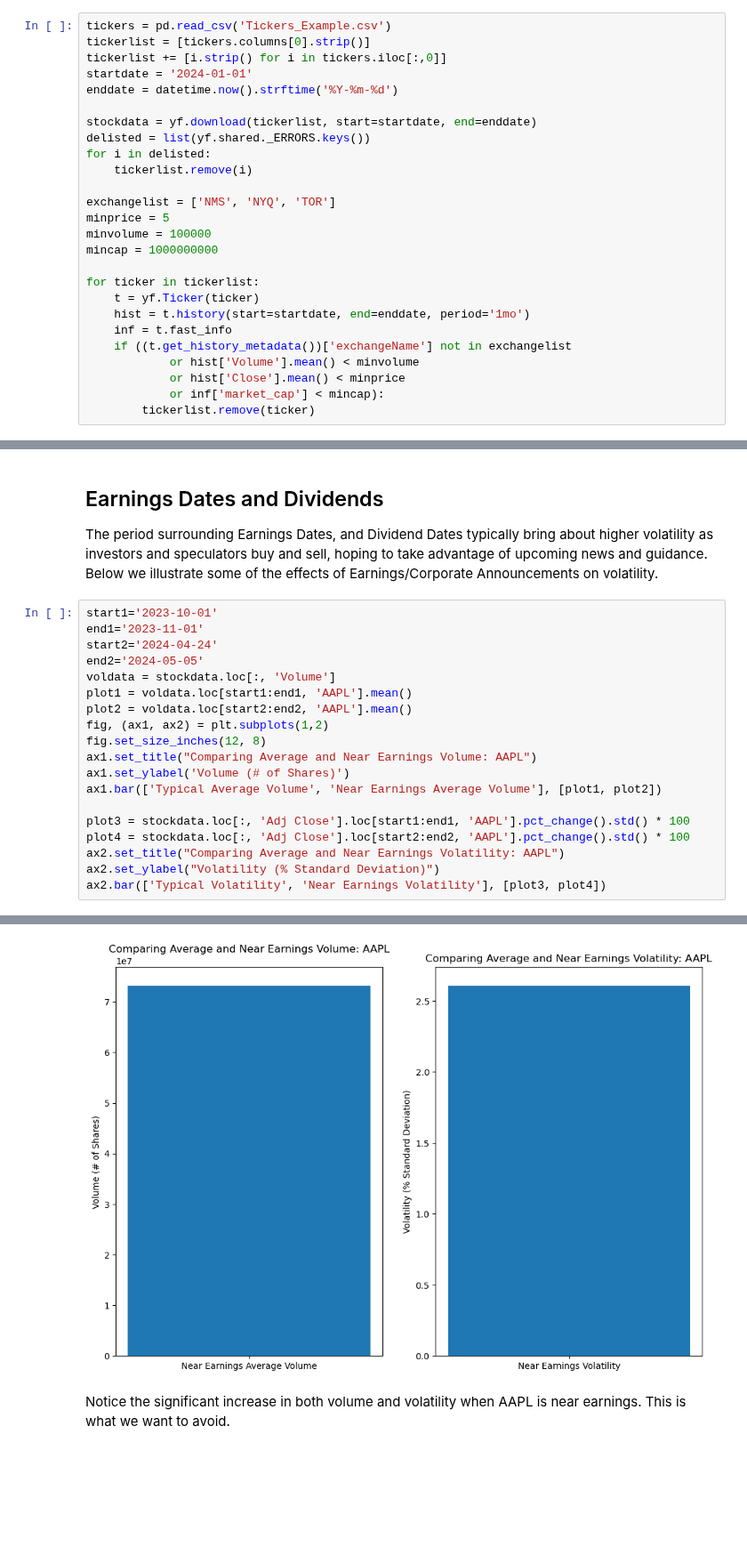
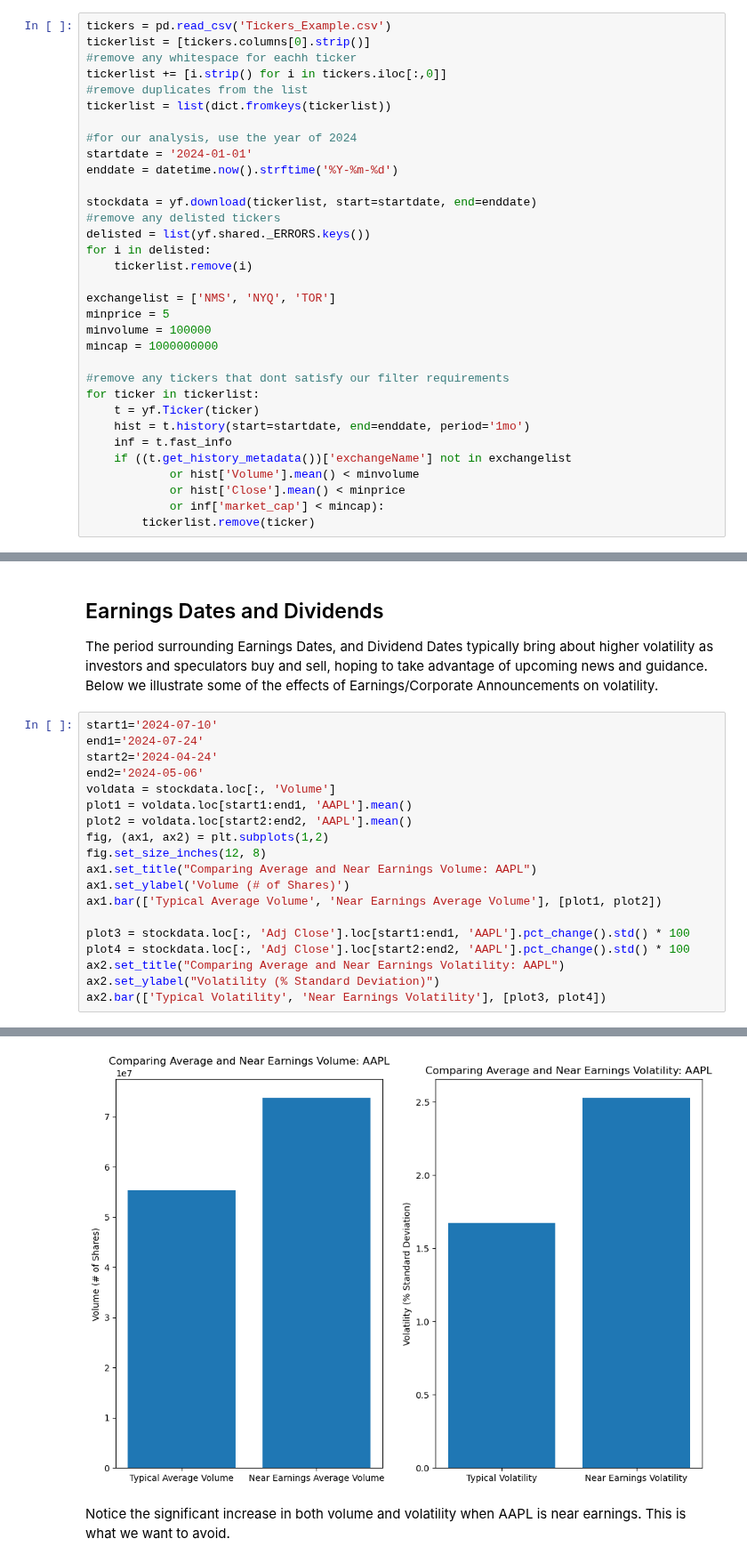
Before and after one commit to emlyqi/cfm101final, a Jupyter notebook: Team_05_Assignment.ipynb, the cells around one changed output, grey strips where cells are left out. Shown at 89% size. Drawn from its saved outputs; the diff is of its cells as text; blank space fills up the shorter version.

```diff
--- a/Team_05_Assignment.ipynb
+++ b/Team_05_Assignment.ipynb
@@ -29,11 +29,17 @@ First, we ignore any delisted stocks, or non-US and Canadian Stocks, then filter
 # %%
 tickers = pd.read_csv('Tickers_Example.csv')
 tickerlist = [tickers.columns[0].strip()]
+#remove any whitespace for eachh ticker
 tickerlist += [i.strip() for i in tickers.iloc[:,0]]
+#remove duplicates from the list
+tickerlist = list(dict.fromkeys(tickerlist))
+
+#for our analysis, use the year of 2024
 startdate = '2024-01-01'
 enddate = datetime.now().strftime('%Y-%m-%d')
 
 stockdata = yf.download(tickerlist, start=startdate, end=enddate)
+#remove any delisted tickers
 delisted = list(yf.shared._ERRORS.keys())
 for i in delisted:
     tickerlist.remove(i)
@@ -43,6 +49,7 @@ minprice = 5
 minvolume = 100000
 mincap = 1000000000
 
+#remove any tickers that dont satisfy our filter requirements
 for ticker in tickerlist:
     t = yf.Ticker(ticker)
     hist = t.history(start=startdate, end=enddate, period='1mo')
@@ -61,27 +68,27 @@ for ticker in tickerlist:
 ## Earnings Dates and Dividends
 The period surrounding Earnings Dates, and Dividend Dates typically bring about higher volatility as investors and speculators buy and sell, hoping to take advantage of upcoming news and guidance. Below we illustrate some of the effects of Earnings/Corporate Announcements on volatility.
 # %%
-start1='2023-10-01'
-end1='2023-11-01'
+start1='2024-07-10'
+end1='2024-07-24'
 start2='2024-04-24'
-end2='2024-05-05'
+end2='2024-05-06'
 voldata = stockdata.loc[:, 'Volume']
 plot1 = voldata.loc[start1:end1, 'AAPL'].mean()
 plot2 = voldata.loc[start2:end2, 'AAPL'].mean()
 fig, (ax1, ax2) = plt.subplots(1,2)
 fig.set_size_inches(12, 8)
 ax1.set_title("Comparing Average and Near Earnings Volume: AAPL")
 ax1.set_ylabel('Volume (# of Shares)')
 ax1.bar(['Typical Average Volume', 'Near Earnings Average Volume'], [plot1, plot2])
 
 plot3 = stockdata.loc[:, 'Adj Close'].loc[start1:end1, 'AAPL'].pct_change().std() * 100
 plot4 = stockdata.loc[:, 'Adj Close'].loc[start2:end2, 'AAPL'].pct_change().std() * 100
 ax2.set_title("Comparing Average and Near Earnings Volatility: AAPL")
 ax2.set_ylabel("Volatility (% Standard Deviation)")
 ax2.bar(['Typical Volatility', 'Near Earnings Volatility'], [plot3, plot4])
 # %% [output]
 <BarContainer object of 2 artists>
-[figure, old version]
+[figure, new version]
 # %% [markdown]
 Notice the significant increase in both volume and volatility when AAPL is near earnings. This is what we want to avoid.
 # %% [markdown]
```
Also changed, not shown: parts of 7 cells of this notebook.
